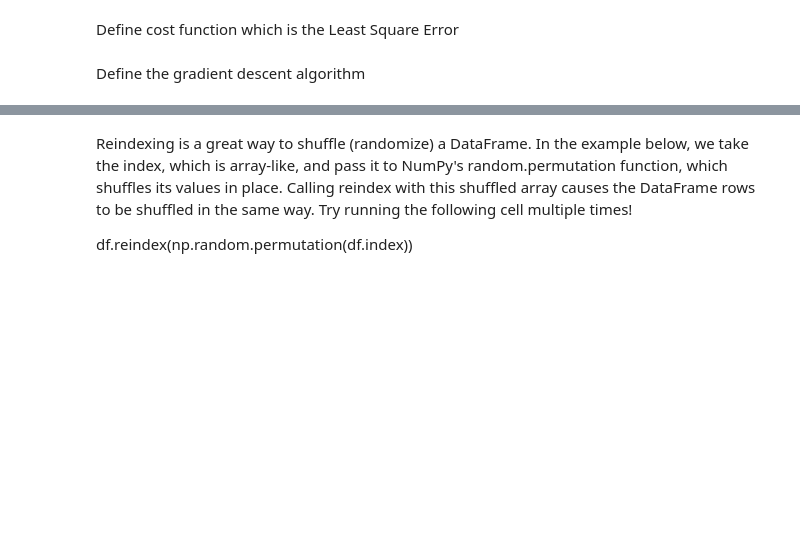
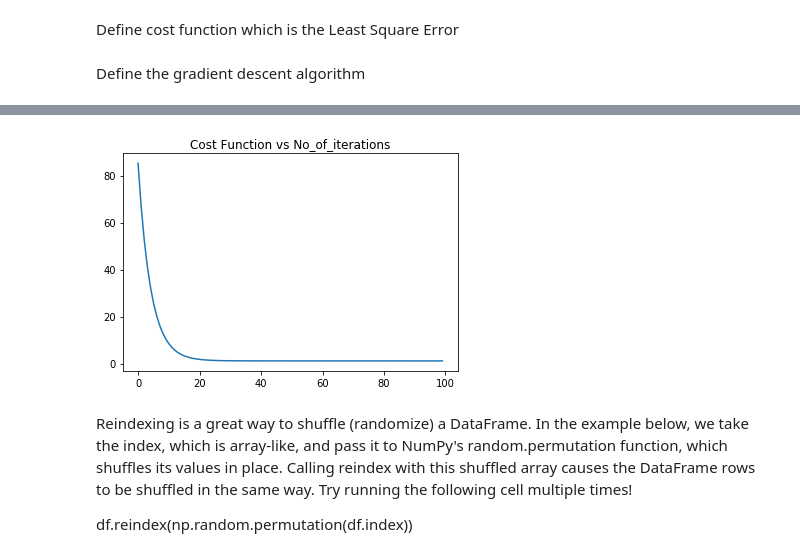
Before and after one commit to dbkamal/Machine_Learning_Practice_Python, a Jupyter notebook: model/Simple_Linear_Regression_Model.ipynb, the cells around one changed output, grey strips where cells are left out. Saved outputs shown, nothing was run; the diff lists cells and outputs as text; code cells hidden in the pictures; blank space fills up the shorter version.

```diff
--- a/model/Simple_Linear_Regression_Model.ipynb
+++ b/model/Simple_Linear_Regression_Model.ipynb
@@ -69,3 +79,13 @@ plt.plot(x_vals, y_vals, '--')
+# %%
+# list into numpy array
+costs = np.asarray(costs)
+
+# plot cost function vs no. of iterations
+plt.plot(costs[:,0], costs[:,1], '-')
+plt.title('Cost Function vs No_of_iterations')
+plt.show()
+# %% [output]
+[figure, added]
 # %% [markdown]
 
 Reindexing is a great way to shuffle (randomize) a DataFrame. In the example below, we take the index, which is array-like, and pass it to NumPy's random.permutation function, which shuffles its values in place. Calling reindex with this shuffled array causes the DataFrame rows to be shuffled in the same way. Try running the following cell multiple times!
```
Also changed, not shown: parts of 6 cells of this notebook.
